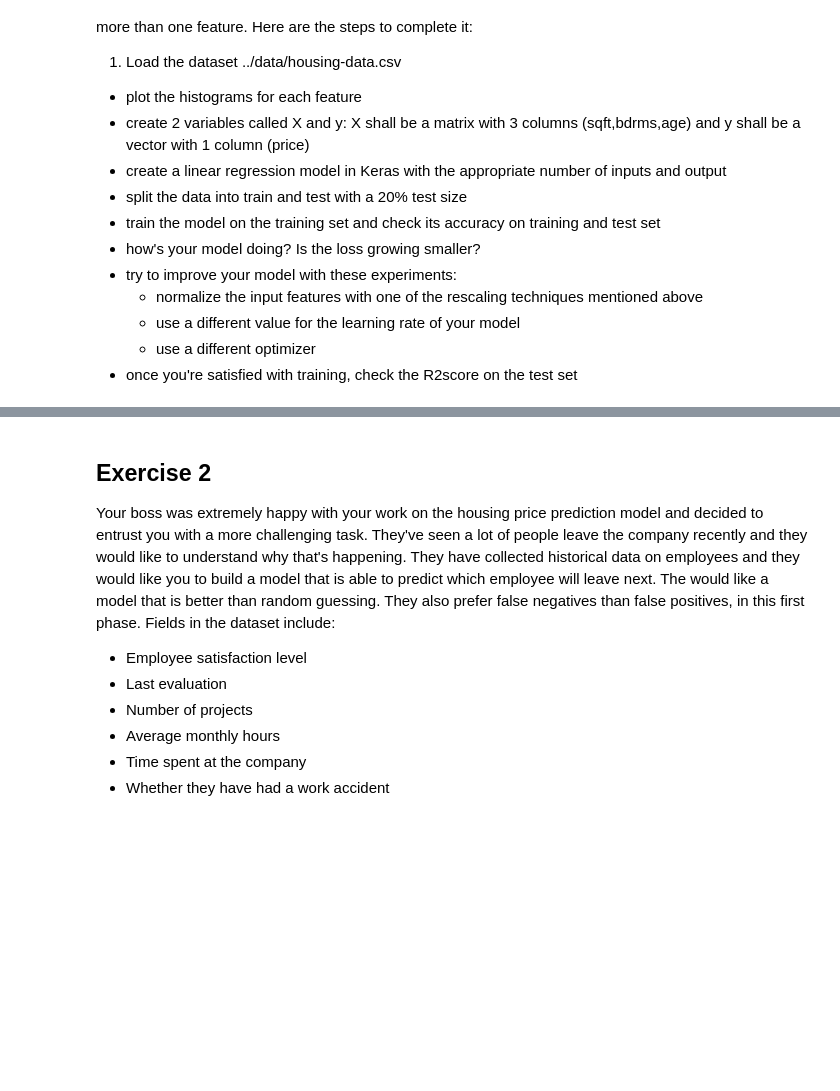
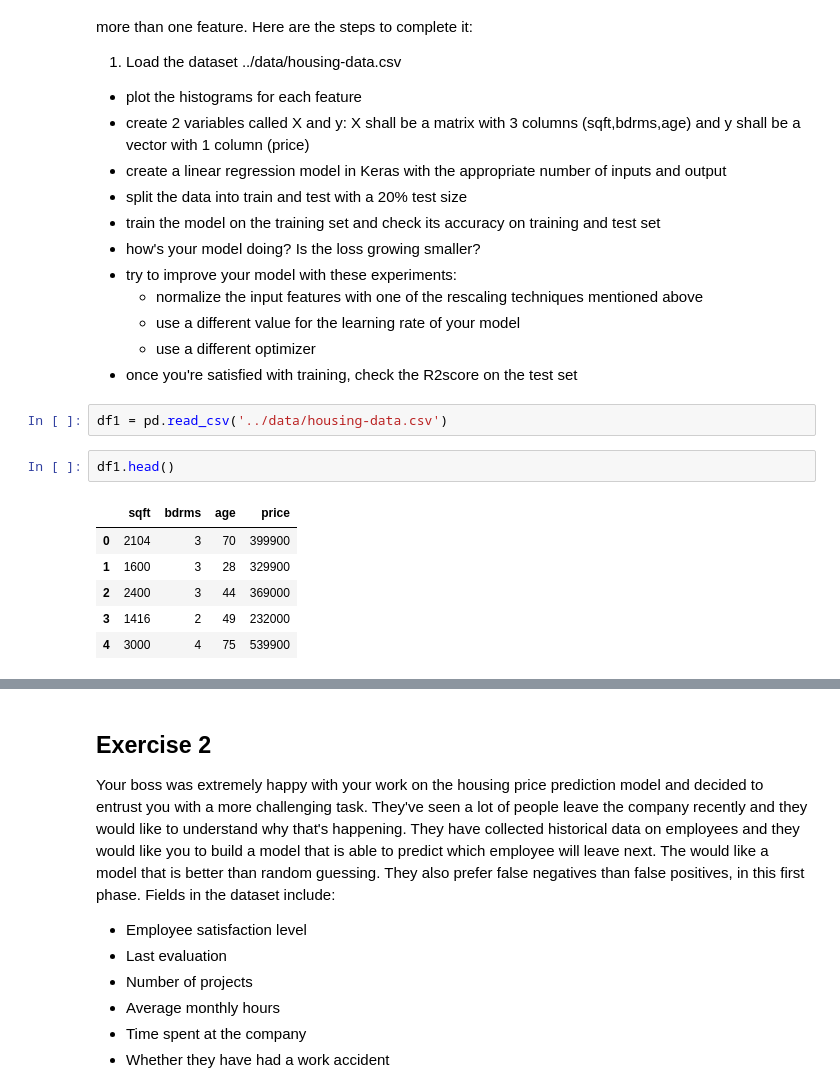
Before and after one commit to tetsu/zero-deep-learning, a Jupyter notebook: course/3 Machine Learning.ipynb, the cells around one changed output, grey strips where cells are left out. Drawn from its saved outputs; the diff is of its cells as text; blank space fills up the shorter version.

```diff
--- a/course/3 Machine Learning.ipynb
+++ b/course/3 Machine Learning.ipynb
@@ -490,3 +558,14 @@ You've just been hired at a real estate investment firm and they would like you
     - use a different value for the learning rate of your model
     - use a different optimizer
 - once you're satisfied with training, check the R2score on the test set
+# %%
+df1 = pd.read_csv('../data/housing-data.csv')
+# %%
+df1.head()
+# %% [output]
+|  | sqft | bdrms | age | price |
+| 0 | 2104 | 3 | 70 | 399900 |
+| 1 | 1600 | 3 | 28 | 329900 |
+| 2 | 2400 | 3 | 44 | 369000 |
+| 3 | 1416 | 2 | 49 | 232000 |
+| 4 | 3000 | 4 | 75 | 539900 |
```
Also changed, not shown: parts of 25 cells of this notebook.
